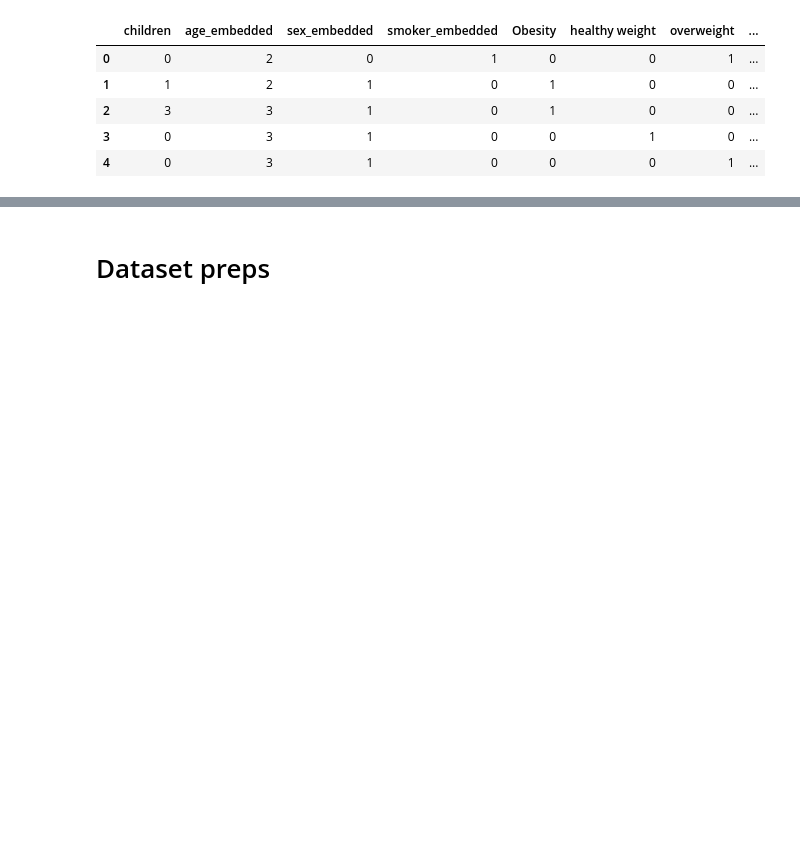
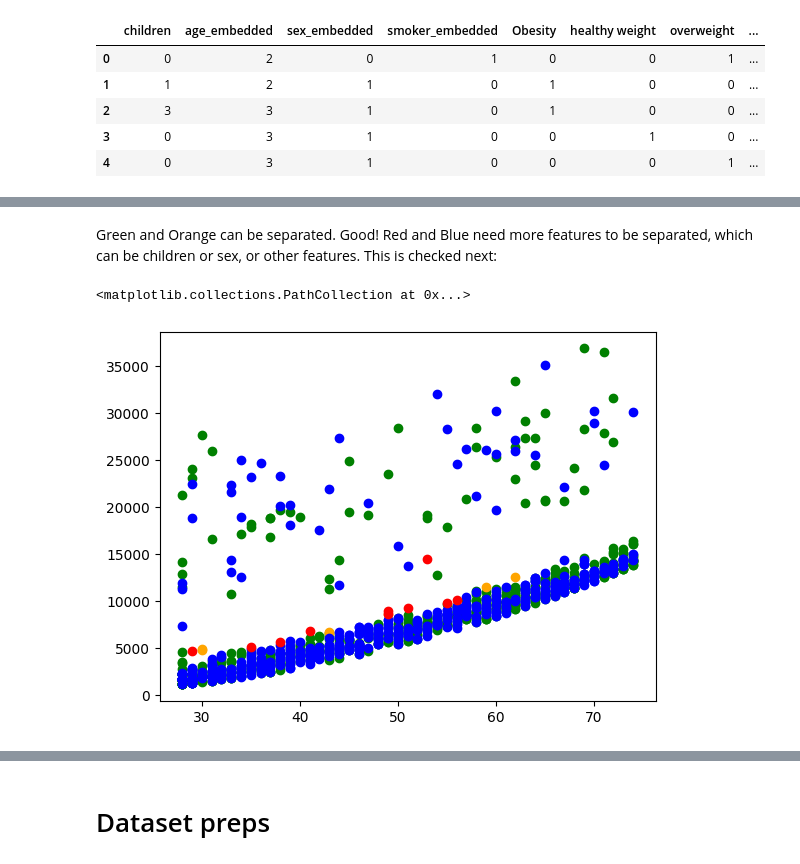
Before and after one commit to b-hakim/insurance_prediction, a Jupyter notebook: ds_practice.ipynb, the cells around one changed output, grey strips where cells are left out. Drawn from its saved outputs; the diff is of its cells as text; code cells hidden in the pictures; blank space fills up the shorter version.

```diff
--- a/ds_practice.ipynb
+++ b/ds_practice.ipynb
@@ -268,0 +288,16 @@ X.head()
+# %% [markdown]
+Green and Orange can be separated. Good! Red and Blue need more features to be separated, which can be children or sex, or other features.
+This is checked next:
+# %%
+obesity_non_smoker_children_less_4 = obesity_non_smoker[obesity_non_smoker["children"] < 4]
+obesity_non_smoker_children_more_3 = obesity_non_smoker[obesity_non_smoker["children"] >= 4]
+non_obesity_non_smokers_less_4 = non_obesity_non_smokers[non_obesity_non_smokers["children"] < 4]
+non_obesity_non_smokers_more_3 = non_obesity_non_smokers[non_obesity_non_smokers["children"] >= 4]
+
+plt.scatter(obesity_non_smoker_children_less_4['age'], obesity_non_smoker_children_less_4["charges"], color='green')
+plt.scatter(obesity_non_smoker_children_more_3['age'], obesity_non_smoker_children_more_3["charges"], color='orange')
+plt.scatter(non_obesity_non_smokers_less_4['age'], non_obesity_non_smokers_less_4["charges"], color='blue')
+plt.scatter(non_obesity_non_smokers_more_3['age'], non_obesity_non_smokers_more_3["charges"], color='red')
+# %% [output]
+<matplotlib.collections.PathCollection at 0x...>
+[figure, added]
```
Also changed, not shown: parts of 15 cells of this notebook.
